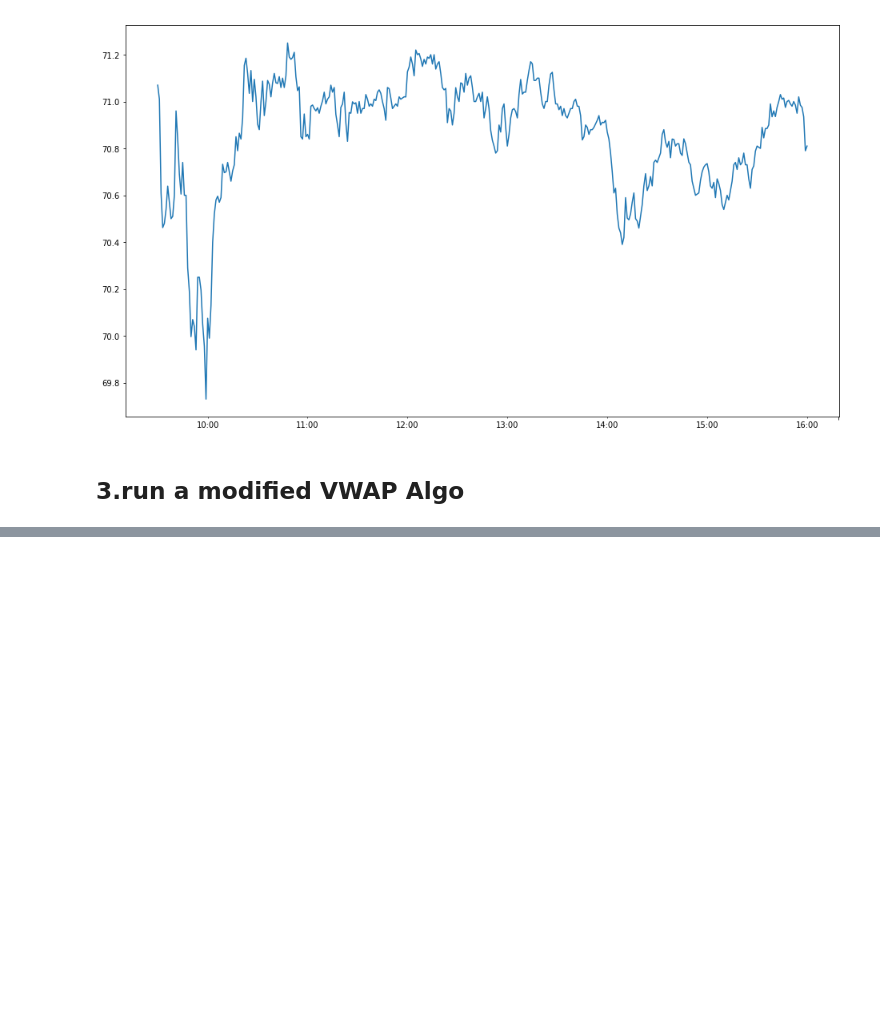
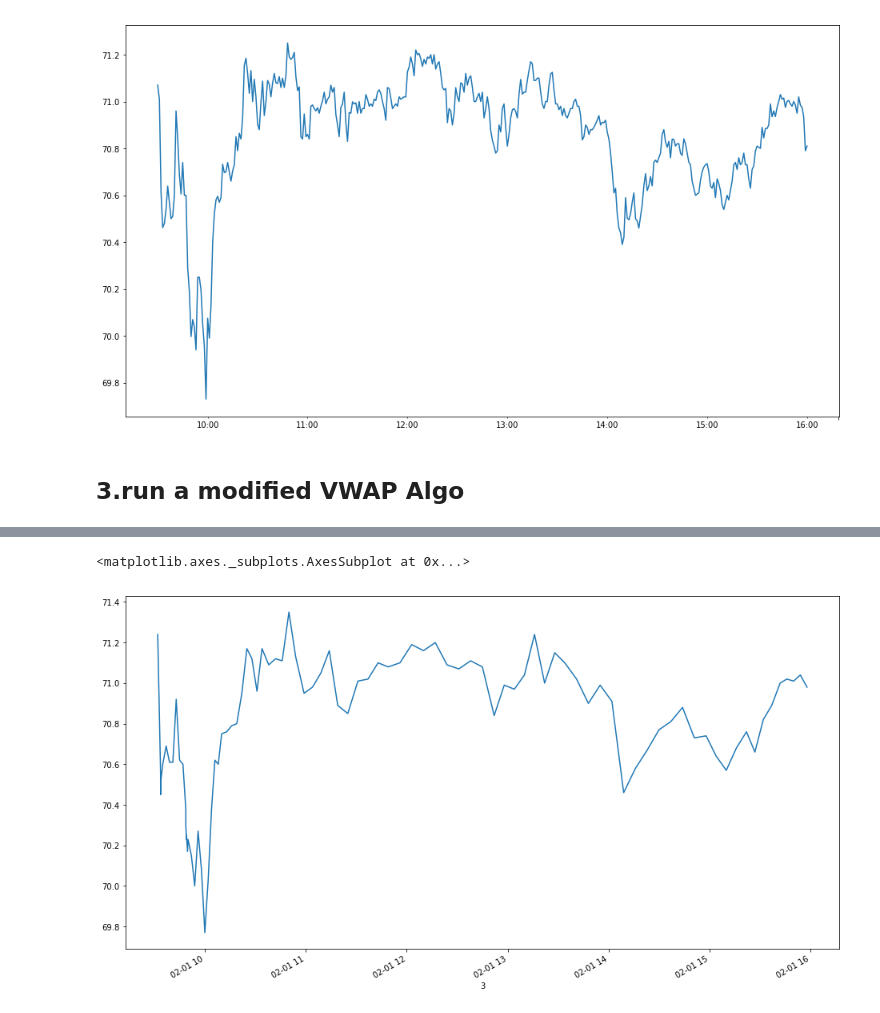
Before and after one commit to franklili3/Python-for-Finance-Engineering, a Jupyter notebook: homework4/homework4.ipynb, the cells around one changed output, grey strips where cells are left out. Cells and saved outputs as stored; diff of their text form; code cells hidden in the pictures; blank space fills up the shorter version.

Commit message:
transform trades_arr to trades_df

```diff
--- a/homework4/homework4.ipynb
+++ b/homework4/homework4.ipynb
@@ -307,7 +287,7 @@ order_quantity = 300000
 # %%
 # generate target schedule - use bins 1 - 390 giving an automatic 1 minute "look ahead"
 # note that targets have been converted to shares from percent
-order_targets = get_vwap_targets( order_quantity, vwap_coefs )
+order_targets = get_vwap_targets( order_quantity, lm2.coef_ )
 # %%
 # initialize some other variables
 current_bar = 1
@@ -417,7 +397,9 @@ for n in (1, 2):
         # looping done
         show_time( 'end loop' )
         minute_data['close'].plot(figsize=(16,9))
-        trades_arr[0].plot(figsize=(16,9))
+        trades_df = pd.DataFrame(trades_arr)
+        trades_df = trades_df.set_index(3)
+        trades_df[0].plot(figsize=(16,9))
         average_trades_price = trades_amount / quantity_filled
         daily_vwap = vwap_numerator / total_volume
         diff_average_trades_price_daily_vwap = average_trades_price - daily_vwap
@@ -507,7 +489,9 @@ for order_side in ('b', 's'):
     # looping done
     show_time( 'end loop' )
     minute_data['close'].plot(figsize=(16,9))
-    trades_arr[0].plot(figsize=(16,9))
+    trades_df = pd.DataFrame(trades_arr)
+    trades_df = trades_df.set_index(3)
+    trades_df[0].plot(figsize=(16,9))
     average_trades_price = trades_amount / quantity_filled
     daily_vwap = vwap_numerator / total_volume
     diff_average_trades_price_daily_vwap = average_trades_price - daily_vwap
@@ -518,0 +504,7 @@ NameError: name 'minute_data' is not defined
+# %%
+trades_df = pd.DataFrame(trades_arr)
+# %%
+trades_df[0].plot(figsize=(16,9))
+# %% [output]
+<matplotlib.axes._subplots.AxesSubplot at 0x...>
+[figure, added]
```
Also changed, not shown: parts of 11 cells of this notebook.
